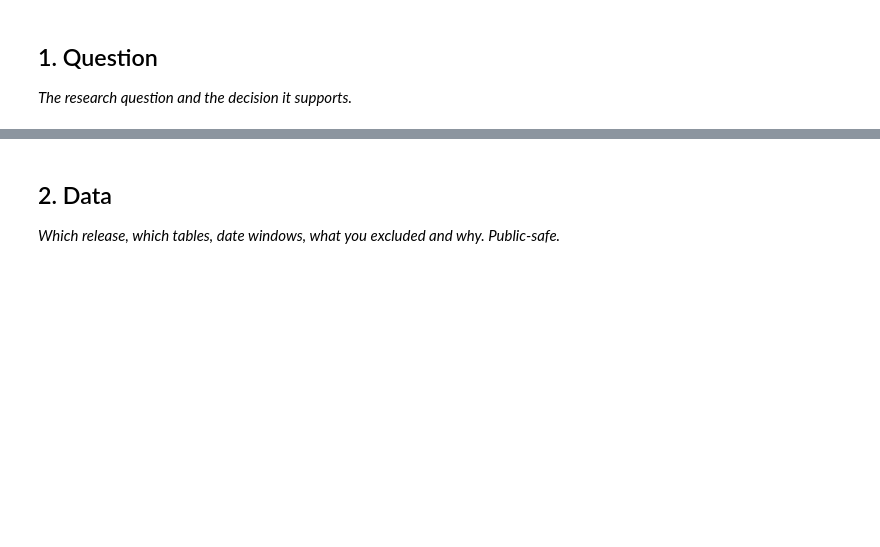
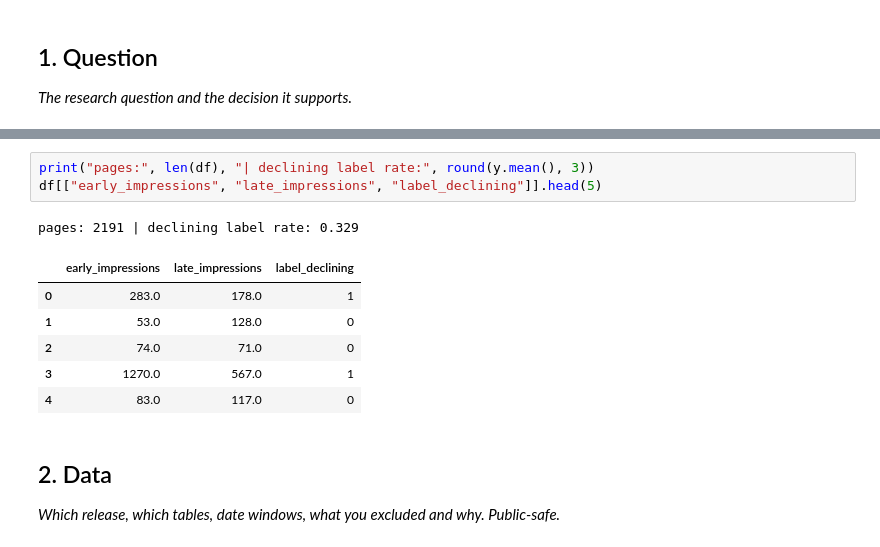
Before and after one commit to iankitthakur/flyrank-ml-internship, a Jupyter notebook: work/notebooks/capstone.ipynb, the cells around one changed output, grey strips where cells are left out. Saved outputs shown, nothing was run; the diff lists cells and outputs as text; blank space fills up the shorter version.

```diff
--- a/work/notebooks/capstone.ipynb
+++ b/work/notebooks/capstone.ipynb
@@ -13,3 +82,14 @@ This skeleton is yours to fill. Work the sections **in order** — each one has
+# %%
+print("pages:", len(df), "| declining label rate:", round(y.mean(), 3))
+df[["early_impressions", "late_impressions", "label_declining"]].head(5)
+# %% [output]
+pages: 2191 | declining label rate: 0.329
+|  | early_impressions | late_impressions | label_declining |
+| 0 | 283.0 | 178.0 | 1 |
+| 1 | 53.0 | 128.0 | 0 |
+| 2 | 74.0 | 71.0 | 0 |
+| 3 | 1270.0 | 567.0 | 1 |
+| 4 | 83.0 | 117.0 | 0 |
 # %% [markdown]
 ## 2. Data
 
```
Also changed, not shown: parts of 18 cells of this notebook.
